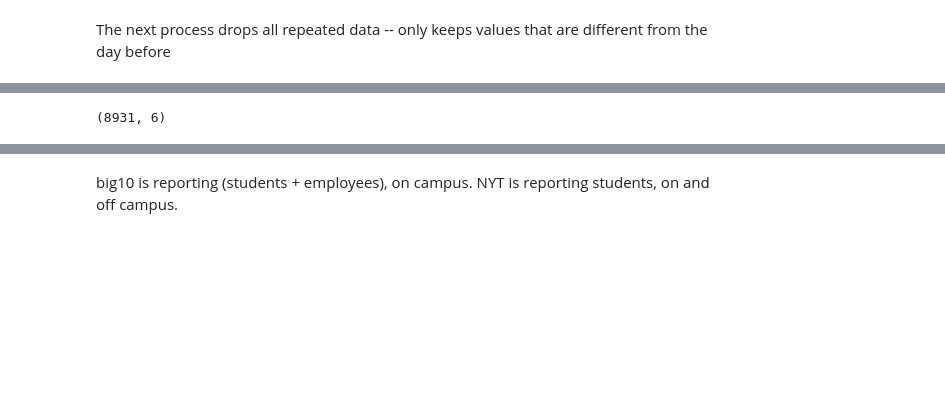
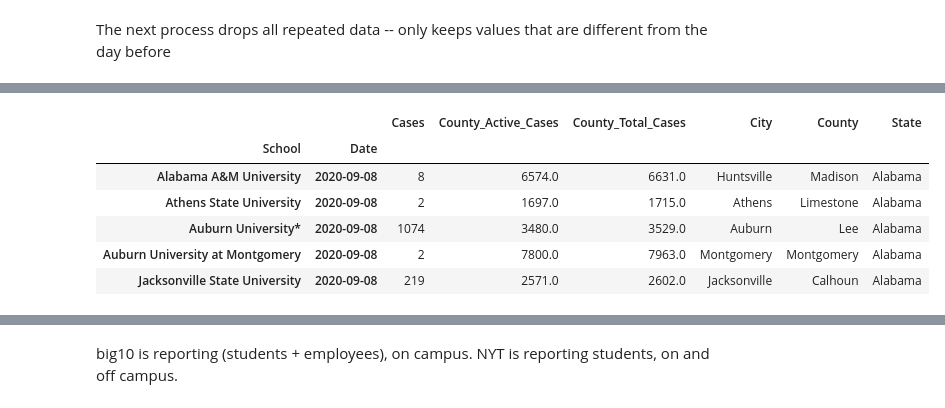
Before and after one commit to kevin-q2/Covid_Diffusion, a Jupyter notebook: src/NYT-Big10.ipynb, the cells around one changed output, grey strips where cells are left out. Saved outputs shown, nothing was run; the diff lists cells and outputs as text; code cells hidden in the pictures; blank space fills up the shorter version.

```diff
--- a/src/NYT-Big10.ipynb
+++ b/src/NYT-Big10.ipynb
@@ -80,4 +110,10 @@ big10_df.shape
 # %%
-nyt_df.shape
+nyt_df.head()
 # %% [output]
-(8931, 6)
+|  |  | Cases | County_Active_Cases | County_Total_Cases | City | County | State |
+| School | Date |  |  |  |  |  |  |
+| Alabama A&M University | 2020-09-08 | 8 | 6574.0 | 6631.0 | Huntsville | Madison | Alabama |
+| Athens State University | 2020-09-08 | 2 | 1697.0 | 1715.0 | Athens | Limestone | Alabama |
+| Auburn University* | 2020-09-08 | 1074 | 3480.0 | 3529.0 | Auburn | Lee | Alabama |
+| Auburn University at Montgomery | 2020-09-08 | 2 | 7800.0 | 7963.0 | Montgomery | Montgomery | Alabama |
+| Jacksonville State University | 2020-09-08 | 219 | 2571.0 | 2602.0 | Jacksonville | Calhoun | Alabama |
```
Also changed, not shown: parts of 17 cells of this notebook.
